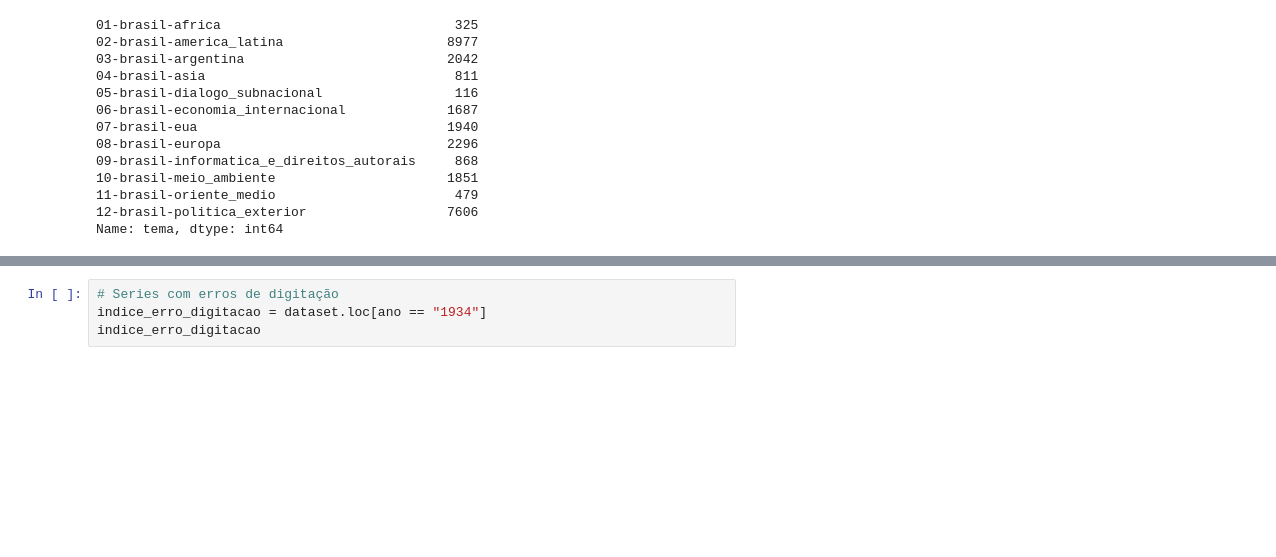
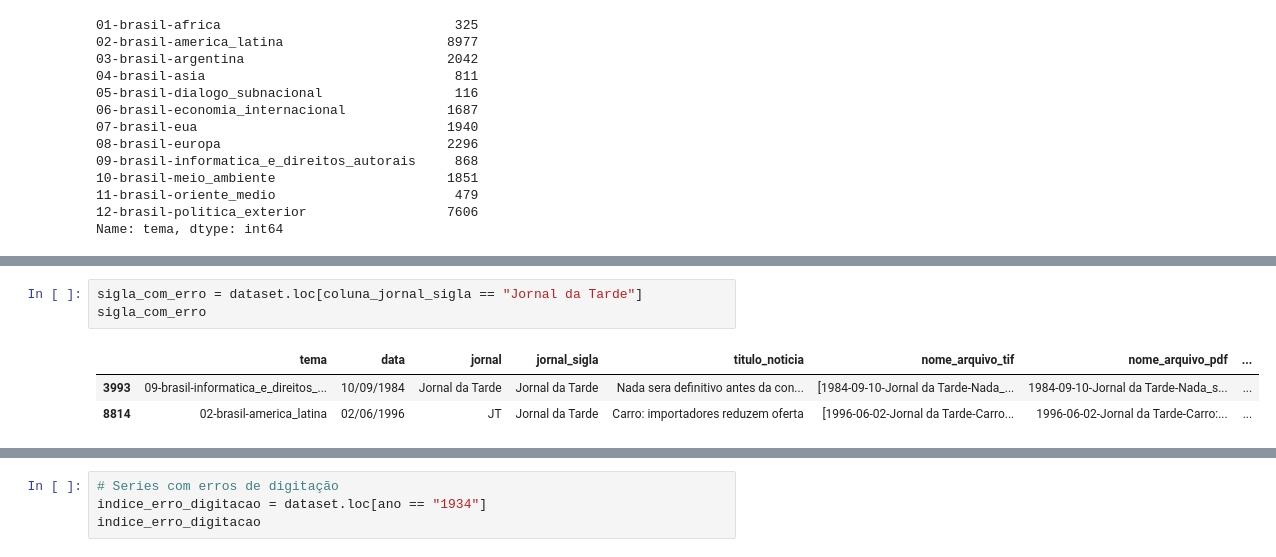
Before and after one commit to thiagovicino/python_analise_dados, a Jupyter notebook: Análise_dados_02_json_thiago.ipynb, the cells around one changed output, grey strips where cells are left out. Drawn from its saved outputs; the diff is of its cells as text; blank space fills up the shorter version.

```diff
--- a/Análise_dados_02_json_thiago.ipynb
+++ b/Análise_dados_02_json_thiago.ipynb
@@ -142,0 +220,7 @@ frequencia_noticias
+# %%
+sigla_com_erro = dataset.loc[coluna_jornal_sigla == "Jornal da Tarde"]
+sigla_com_erro
+# %% [output]
+|  | tema | data | jornal | jornal_sigla | titulo_noticia | nome_arquivo_tif | nome_arquivo_pdf | ... |
+| 3993 | 09-brasil-informatica_e_direitos_... | 10/09/1984 | Jornal da Tarde | Jornal da Tarde | Nada sera definitivo antes da con... | [1984-09-10-Jornal da Tarde-Nada_... | 1984-09-10-Jornal da Tarde-Nada_s... | ... |
+| 8814 | 02-brasil-america_latina | 02/06/1996 | JT | Jornal da Tarde | Carro: importadores reduzem oferta | [1996-06-02-Jornal da Tarde-Carro... | 1996-06-02-Jornal da Tarde-Carro:... | ... |
```
Also changed, not shown: parts of 16 cells of this notebook.
